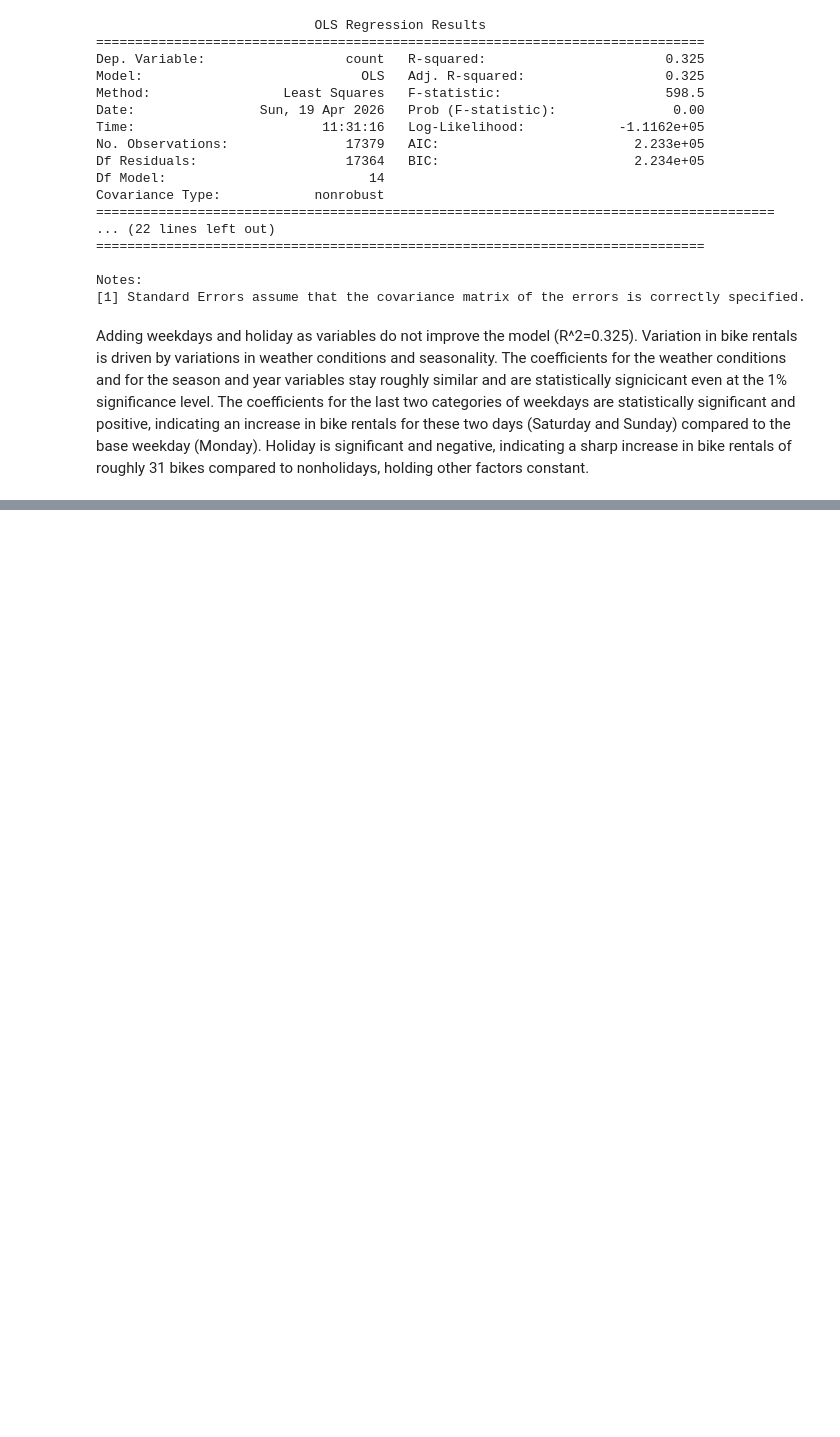
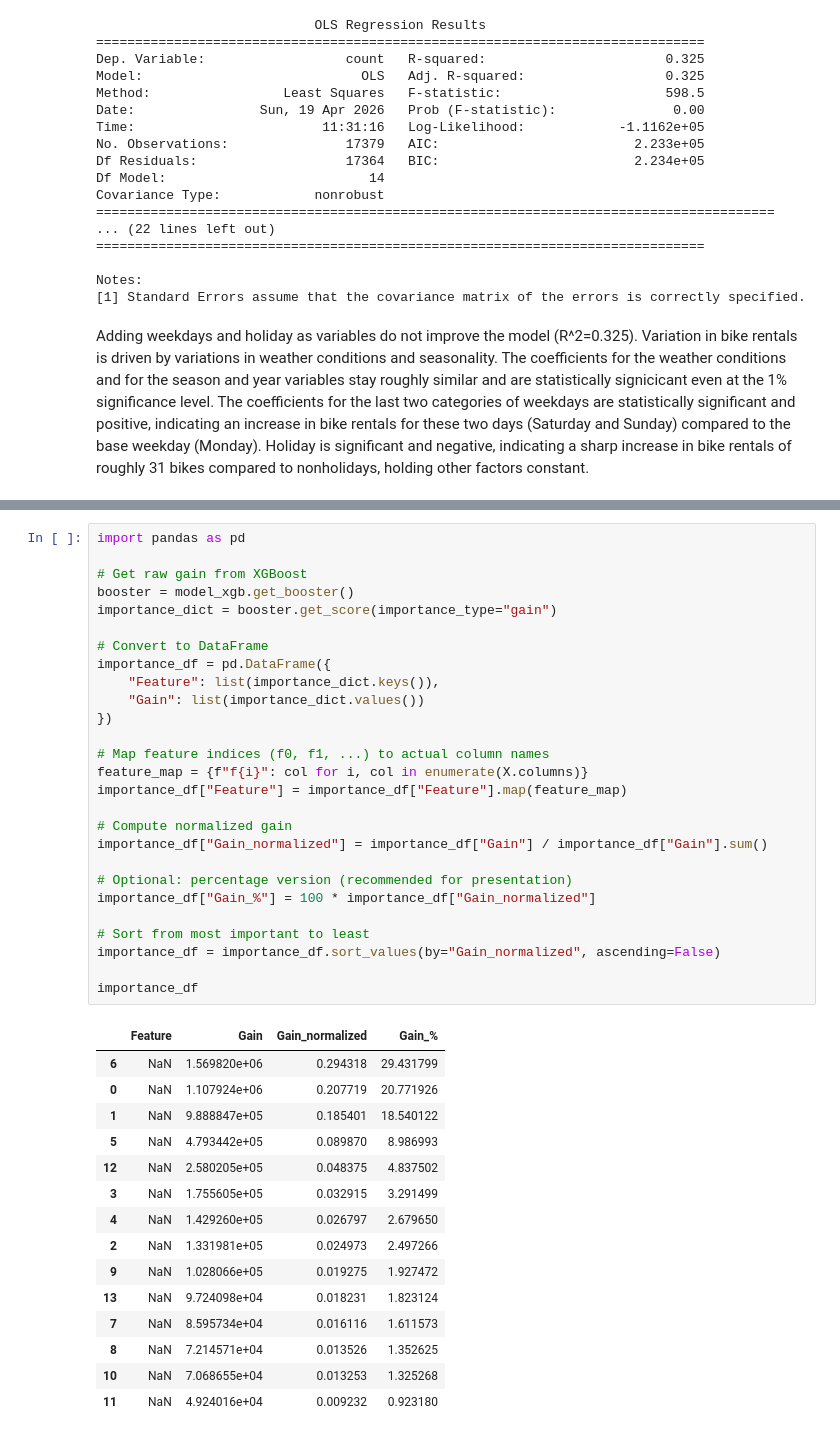
Before and after one commit to rumen111/data_science, a Jupyter notebook: data_science.ipynb, the cells around one changed output, grey strips where cells are left out. Cells and saved outputs as stored; diff of their text form; blank space fills up the shorter version.

```diff
--- a/data_science.ipynb
+++ b/data_science.ipynb
@@ -495,0 +620,43 @@ Adding weekdays and holiday as variables do not improve the model (R^2=0.325). V
+# %%
+import pandas as pd
+
+# Get raw gain from XGBoost
+booster = model_xgb.get_booster()
+importance_dict = booster.get_score(importance_type="gain")
+
+# Convert to DataFrame
+importance_df = pd.DataFrame({
+    "Feature": list(importance_dict.keys()),
+    "Gain": list(importance_dict.values())
+})
+
+# Map feature indices (f0, f1, ...) to actual column names
+feature_map = {f"f{i}": col for i, col in enumerate(X.columns)}
+importance_df["Feature"] = importance_df["Feature"].map(feature_map)
+
+# Compute normalized gain
+importance_df["Gain_normalized"] = importance_df["Gain"] / importance_df["Gain"].sum()
+
+# Optional: percentage version (recommended for presentation)
+importance_df["Gain_%"] = 100 * importance_df["Gain_normalized"]
+
+# Sort from most important to least
+importance_df = importance_df.sort_values(by="Gain_normalized", ascending=False)
+
+importance_df
+# %% [output]
+|  | Feature | Gain | Gain_normalized | Gain_% |
+| 6 | NaN | 1.569820e+06 | 0.294318 | 29.431799 |
+| 0 | NaN | 1.107924e+06 | 0.207719 | 20.771926 |
+| 1 | NaN | 9.888847e+05 | 0.185401 | 18.540122 |
+| 5 | NaN | 4.793442e+05 | 0.089870 | 8.986993 |
+| 12 | NaN | 2.580205e+05 | 0.048375 | 4.837502 |
+| 3 | NaN | 1.755605e+05 | 0.032915 | 3.291499 |
+| 4 | NaN | 1.429260e+05 | 0.026797 | 2.679650 |
+| 2 | NaN | 1.331981e+05 | 0.024973 | 2.497266 |
+| 9 | NaN | 1.028066e+05 | 0.019275 | 1.927472 |
+| 13 | NaN | 9.724098e+04 | 0.018231 | 1.823124 |
+| 7 | NaN | 8.595734e+04 | 0.016116 | 1.611573 |
+| 8 | NaN | 7.214571e+04 | 0.013526 | 1.352625 |
+| 10 | NaN | 7.068655e+04 | 0.013253 | 1.325268 |
+| 11 | NaN | 4.924016e+04 | 0.009232 | 0.923180 |
```
Also changed, not shown: parts of 12 cells of this notebook.
